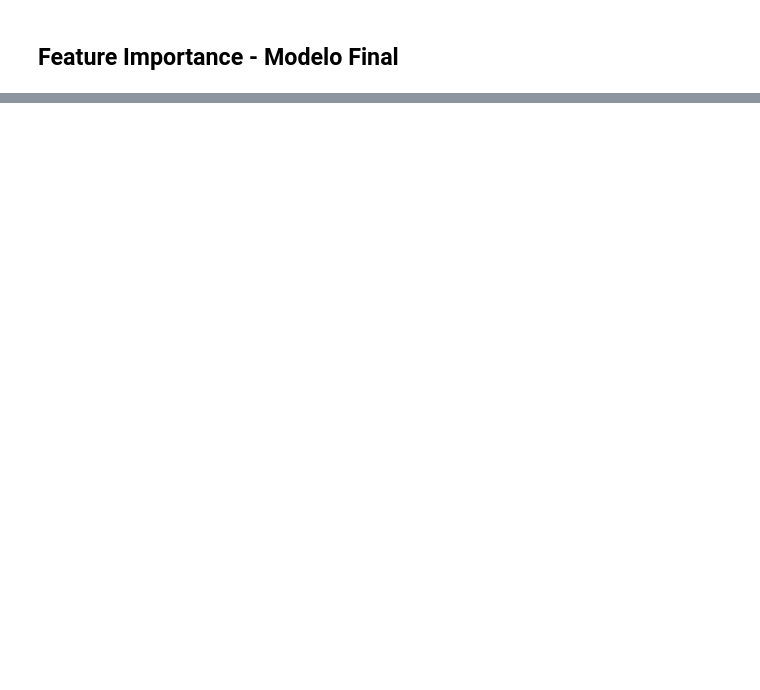
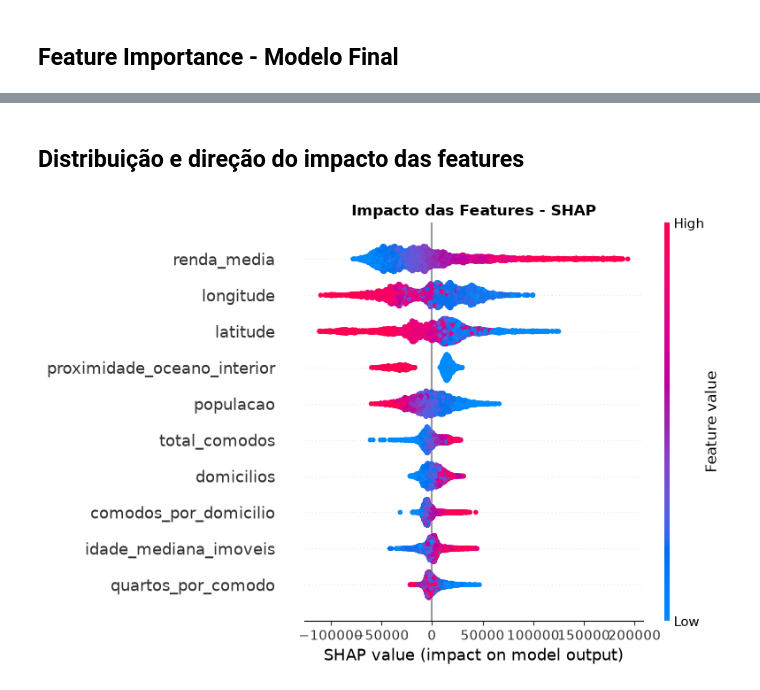
Before and after one commit to RenanTrevelim/california-housing-price-prediction, a Jupyter notebook: notebooks/03_modelos_machine_learning.ipynb, the cells around one changed output, grey strips where cells are left out. Cells and saved outputs as stored; diff of their text form; code cells hidden in the pictures; blank space fills up the shorter version.

```diff
--- a/notebooks/03_modelos_machine_learning.ipynb
+++ b/notebooks/03_modelos_machine_learning.ipynb
@@ -1009,0 +1038,15 @@ plt.show()
+# %% [markdown]
+## Distribuição e direção do impacto das features
+# %%
+shap.summary_plot(
+    shap_values,
+    X_teste_fe,
+    max_display=10,
+    show=False
+)
+
+plt.title("Impacto das Features - SHAP", fontweight="bold")
+plt.tight_layout()
+plt.show()
+# %% [output]
+[figure, added]
```
Also changed, not shown: parts of 42 cells of this notebook, 1 other file.
